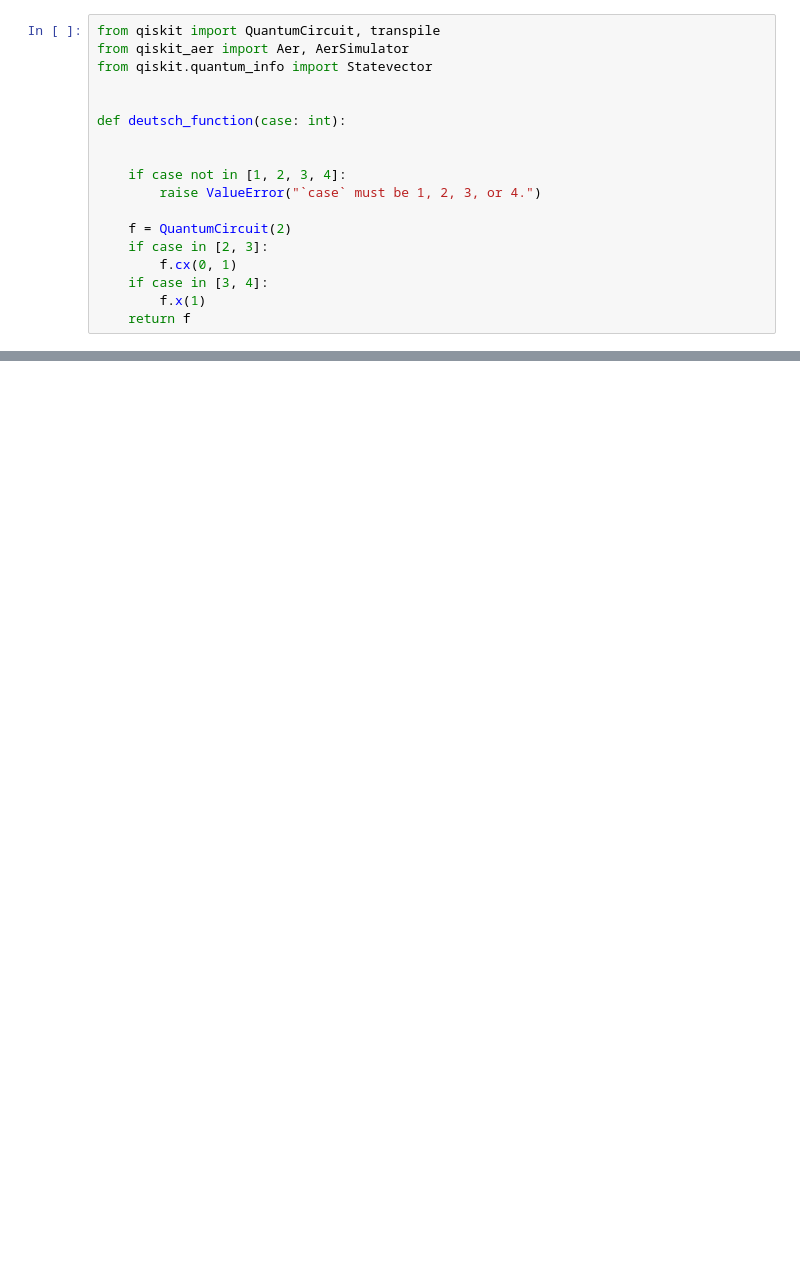
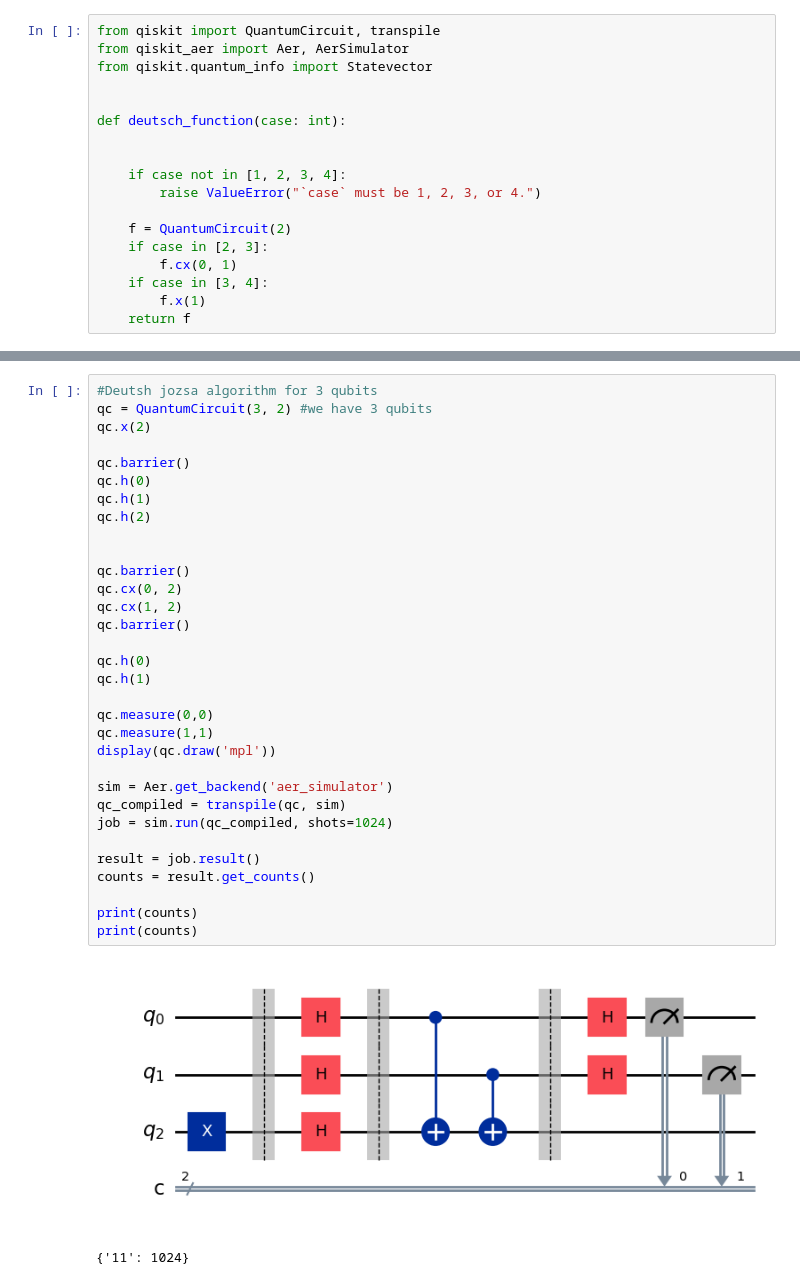
Before and after one commit to kacperpoluszejko/Quantum-Computing, a Jupyter notebook: Lab_2.ipynb, the cells around one changed output, grey strips where cells are left out. Saved outputs shown, nothing was run; the diff lists cells and outputs as text; blank space fills up the shorter version.

```diff
--- a/Lab_2.ipynb
+++ b/Lab_2.ipynb
@@ -66,0 +79,35 @@ display(qc.draw('mpl'))
+# %%
+#Deutsh jozsa algorithm for 3 qubits
+qc = QuantumCircuit(3, 2) #we have 3 qubits
+qc.x(2)
+
+qc.barrier()
+qc.h(0)
+qc.h(1)
+qc.h(2)
+
+
+qc.barrier()
+qc.cx(0, 2)
+qc.cx(1, 2)
+qc.barrier()
+
+qc.h(0)
+qc.h(1)
+
+qc.measure(0,0)
+qc.measure(1,1)
+display(qc.draw('mpl'))
+
+sim = Aer.get_backend('aer_simulator')
+qc_compiled = transpile(qc, sim)
+job = sim.run(qc_compiled, shots=1024)
+
+result = job.result()
+counts = result.get_counts()
+
+print(counts)
+print(counts)
+# %% [output]
+[figure, added]
+{'11': 1024}
```
Also changed, not shown: parts of 2 cells of this notebook.
